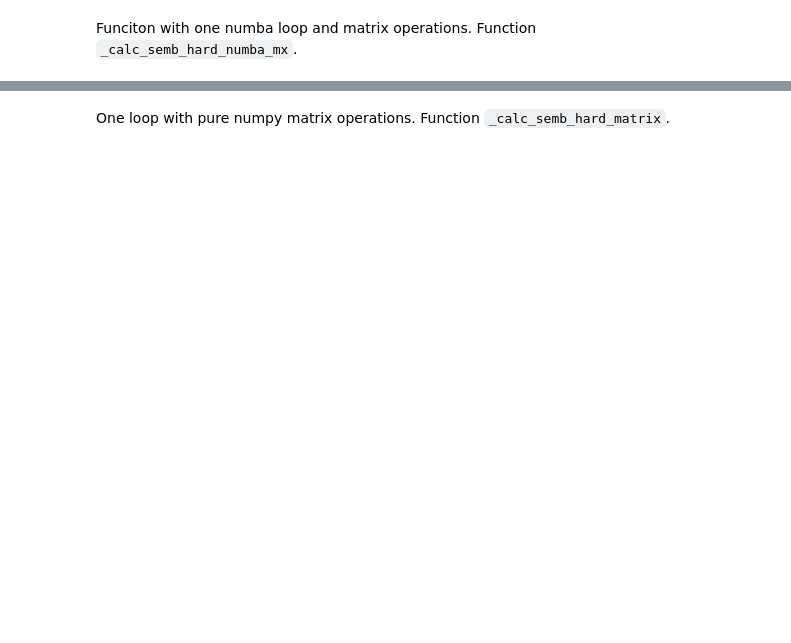
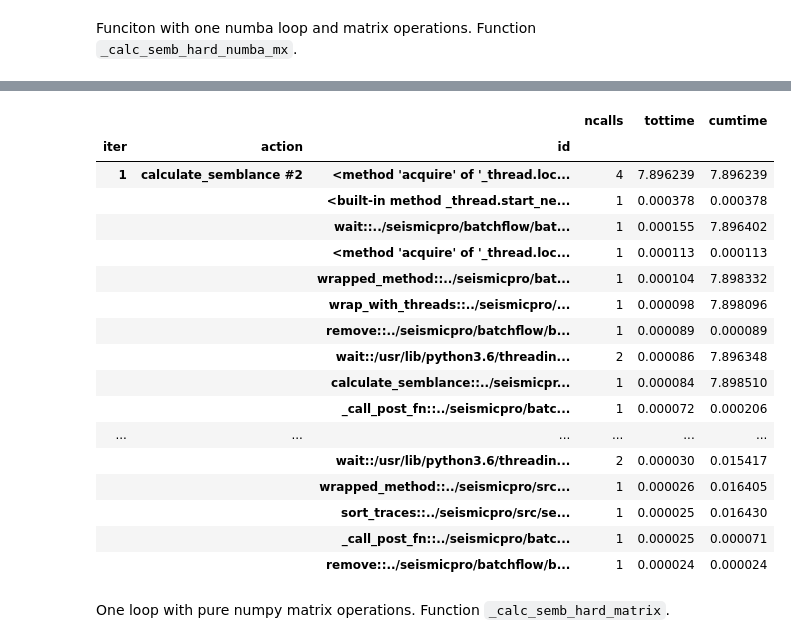
Before and after one commit to sadaqatali2027/SeismicPro-1, a Jupyter notebook: semblance/semblance_time.ipynb, the cells around one changed output, grey strips where cells are left out. Drawn from its saved outputs; the diff is of its cells as text; code cells hidden in the pictures; blank space fills up the shorter version.

````diff
--- a/semblance/semblance_time.ipynb
+++ b/semblance/semblance_time.ipynb
@@ -80,3 +101,24 @@ pipeline_v2.show_profile_info(per_iter=True, detailed=False)
+# %%
+pipeline_v2.show_profile_info(per_iter=True, detailed=True)
+# %% [output]
+|  |  |  | ncalls | tottime | cumtime |
+| iter | action | id |  |  |  |
+| 1 | calculate_semblance #2 | <method 'acquire' of '_thread.loc... | 4 | 7.896239 | 7.896239 |
+|  |  | <built-in method _thread.start_ne... | 1 | 0.000378 | 0.000378 |
+|  |  | wait::../seismicpro/batchflow/bat... | 1 | 0.000155 | 7.896402 |
+|  |  | <method 'acquire' of '_thread.loc... | 1 | 0.000113 | 0.000113 |
+|  |  | wrapped_method::../seismicpro/bat... | 1 | 0.000104 | 7.898332 |
+|  |  | wrap_with_threads::../seismicpro/... | 1 | 0.000098 | 7.898096 |
+|  |  | remove::../seismicpro/batchflow/b... | 1 | 0.000089 | 0.000089 |
+|  |  | wait::/usr/lib/python3.6/threadin... | 2 | 0.000086 | 7.896348 |
+|  |  | calculate_semblance::../seismicpr... | 1 | 0.000084 | 7.898510 |
+|  |  | _call_post_fn::../seismicpro/batc... | 1 | 0.000072 | 0.000206 |
+| ... | ... | ... | ... | ... | ... |
+|  |  | wait::/usr/lib/python3.6/threadin... | 2 | 0.000030 | 0.015417 |
+|  |  | wrapped_method::../seismicpro/src... | 1 | 0.000026 | 0.016405 |
+|  |  | sort_traces::../seismicpro/src/se... | 1 | 0.000025 | 0.016430 |
+|  |  | _call_post_fn::../seismicpro/batc... | 1 | 0.000025 | 0.000071 |
+|  |  | remove::../seismicpro/batchflow/b... | 1 | 0.000024 | 0.000024 |
 # %% [markdown]
 One loop with pure numpy matrix operations. Function ```_calc_semb_hard_matrix```.
 # %%
````
Also changed, not shown: parts of 8 cells of this notebook.
